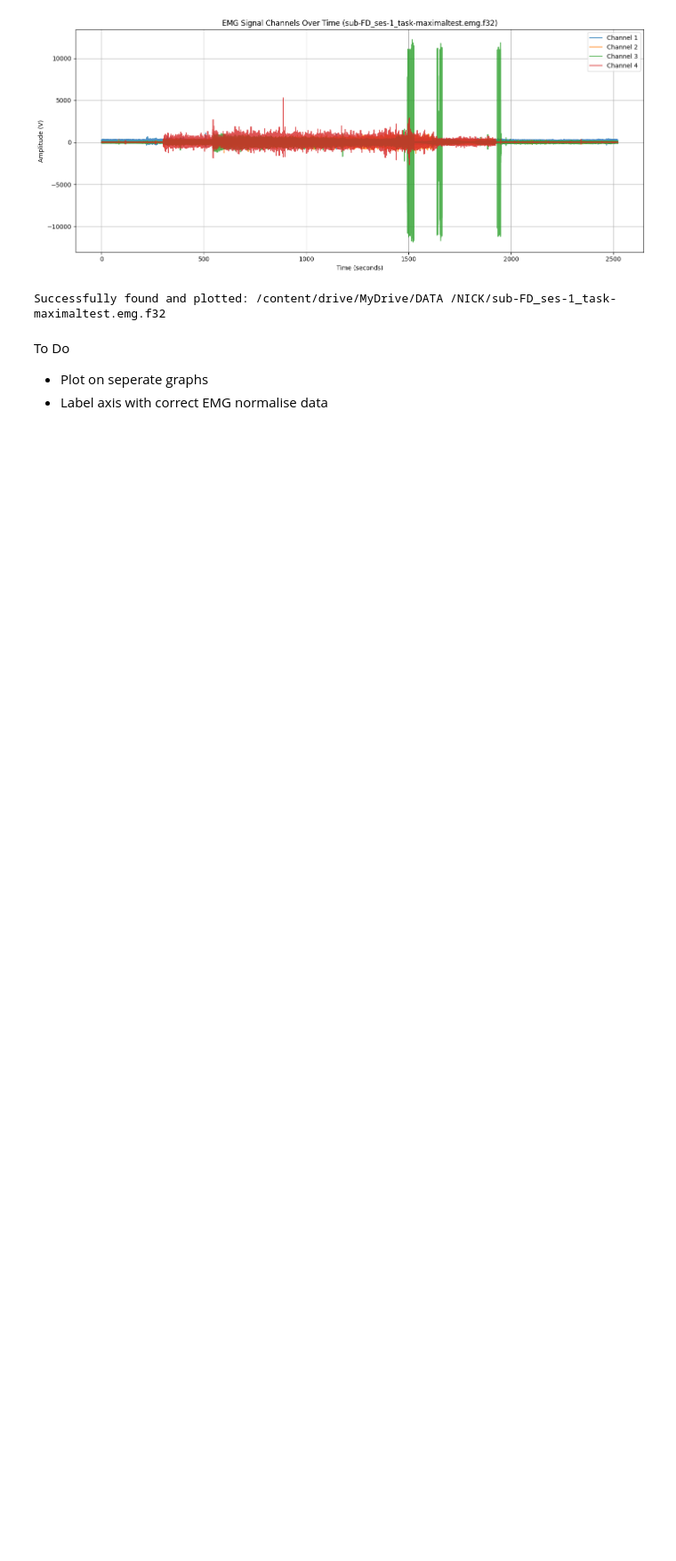
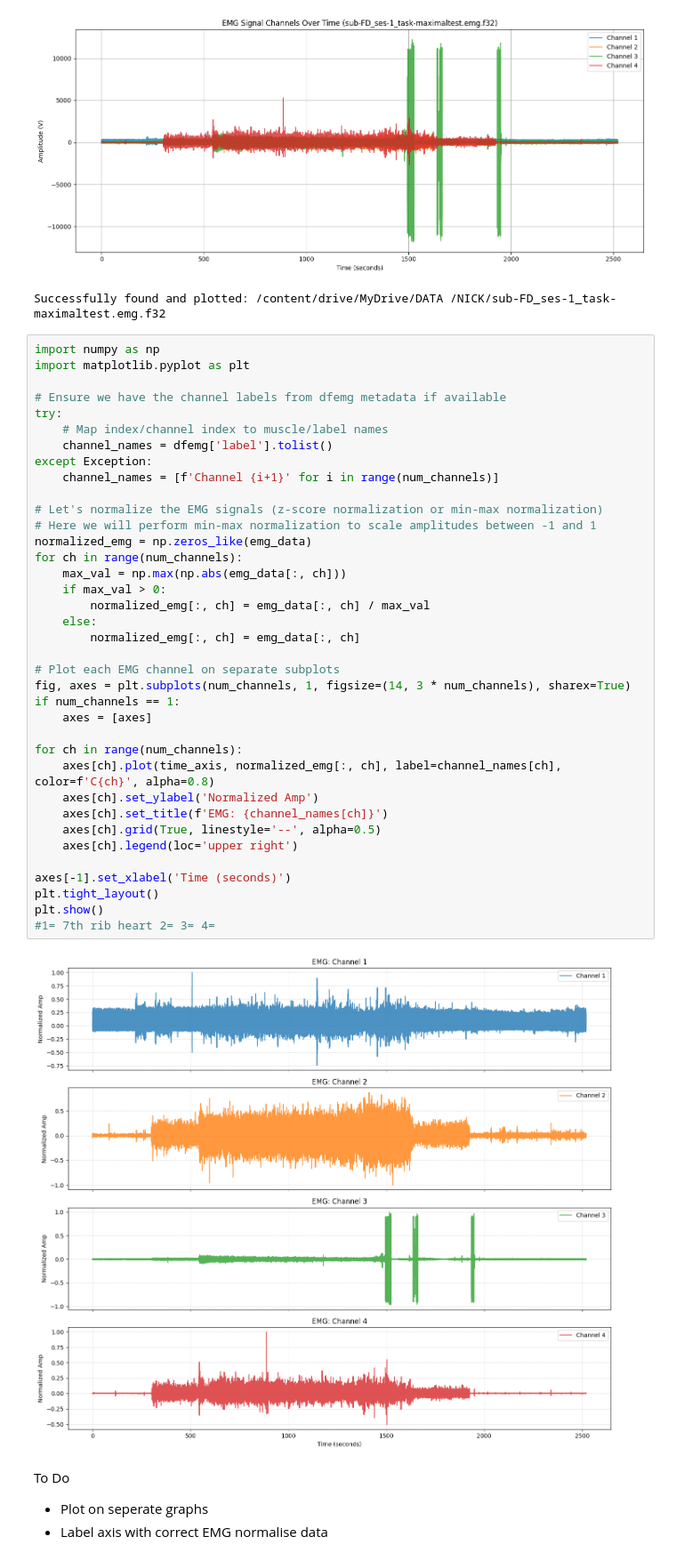
Before and after one commit to Chow376/Project-399, a Jupyter notebook: 309.ipynb, the cells around one changed output. Shown at 89% size. Drawn from its saved outputs; the diff is of its cells as text; blank space fills up the shorter version.

```diff
--- a/309.ipynb
+++ b/309.ipynb
@@ -145,6 +145,45 @@ else:
 # %% [output]
 [figure]
 Successfully found and plotted: /content/drive/MyDrive/DATA /NICK/sub-FD_ses-1_task-maximaltest.emg.f32
+# %%
+import numpy as np
+import matplotlib.pyplot as plt
+
+# Ensure we have the channel labels from dfemg metadata if available
+try:
+    # Map index/channel index to muscle/label names
+    channel_names = dfemg['label'].tolist()
+except Exception:
+    channel_names = [f'Channel {i+1}' for i in range(num_channels)]
+
+# Let's normalize the EMG signals (z-score normalization or min-max normalization)
+# Here we will perform min-max normalization to scale amplitudes between -1 and 1
+normalized_emg = np.zeros_like(emg_data)
+for ch in range(num_channels):
+    max_val = np.max(np.abs(emg_data[:, ch]))
+    if max_val > 0:
+        normalized_emg[:, ch] = emg_data[:, ch] / max_val
+    else:
+        normalized_emg[:, ch] = emg_data[:, ch]
+
+# Plot each EMG channel on separate subplots
+fig, axes = plt.subplots(num_channels, 1, figsize=(14, 3 * num_channels), sharex=True)
+if num_channels == 1:
+    axes = [axes]
+
+for ch in range(num_channels):
+    axes[ch].plot(time_axis, normalized_emg[:, ch], label=channel_names[ch], color=f'C{ch}', alpha=0.8)
+    axes[ch].set_ylabel('Normalized Amp')
+    axes[ch].set_title(f'EMG: {channel_names[ch]}')
+    axes[ch].grid(True, linestyle='--', alpha=0.5)
+    axes[ch].legend(loc='upper right')
+
+axes[-1].set_xlabel('Time (seconds)')
+plt.tight_layout()
+plt.show()
+#1= 7th rib heart 2= 3= 4=
+# %% [output]
+[figure, added]
 # %% [markdown]
 To Do
 
```
Also changed, not shown: parts of 1 cell of this notebook.
